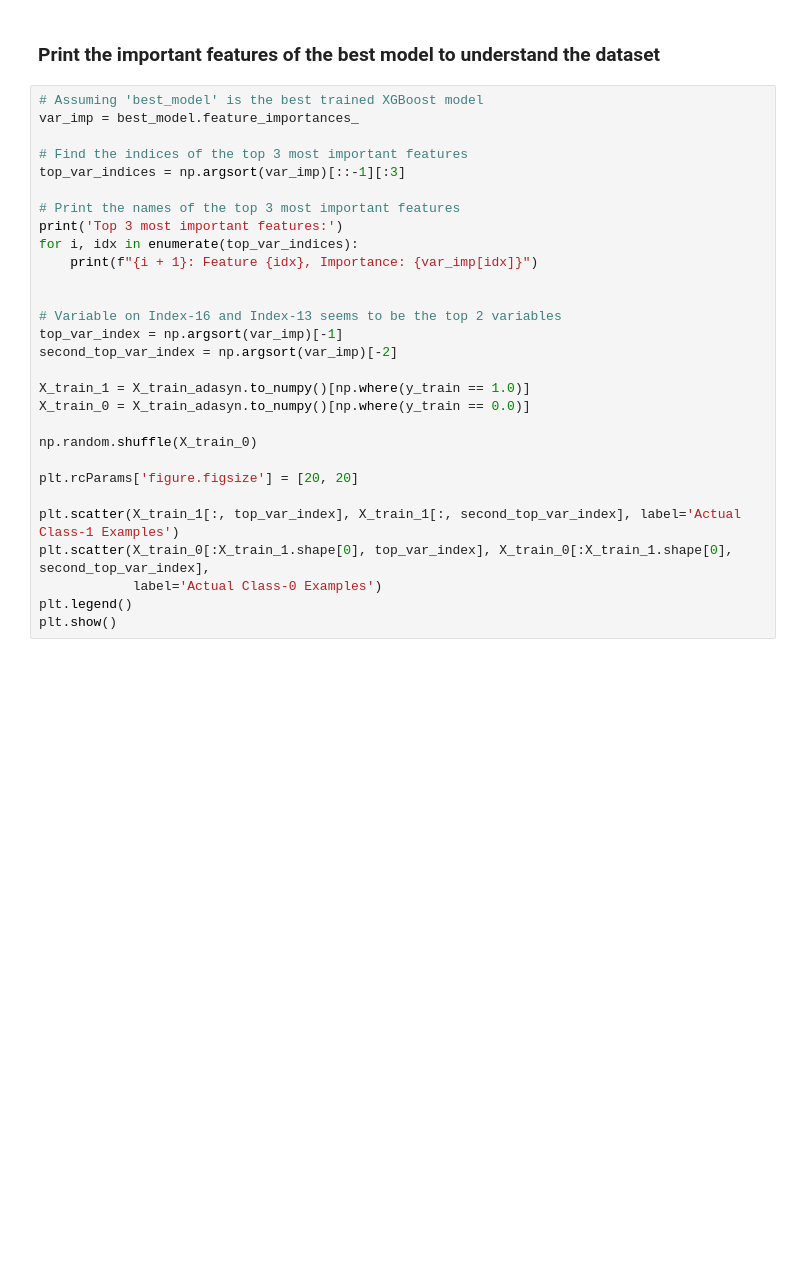
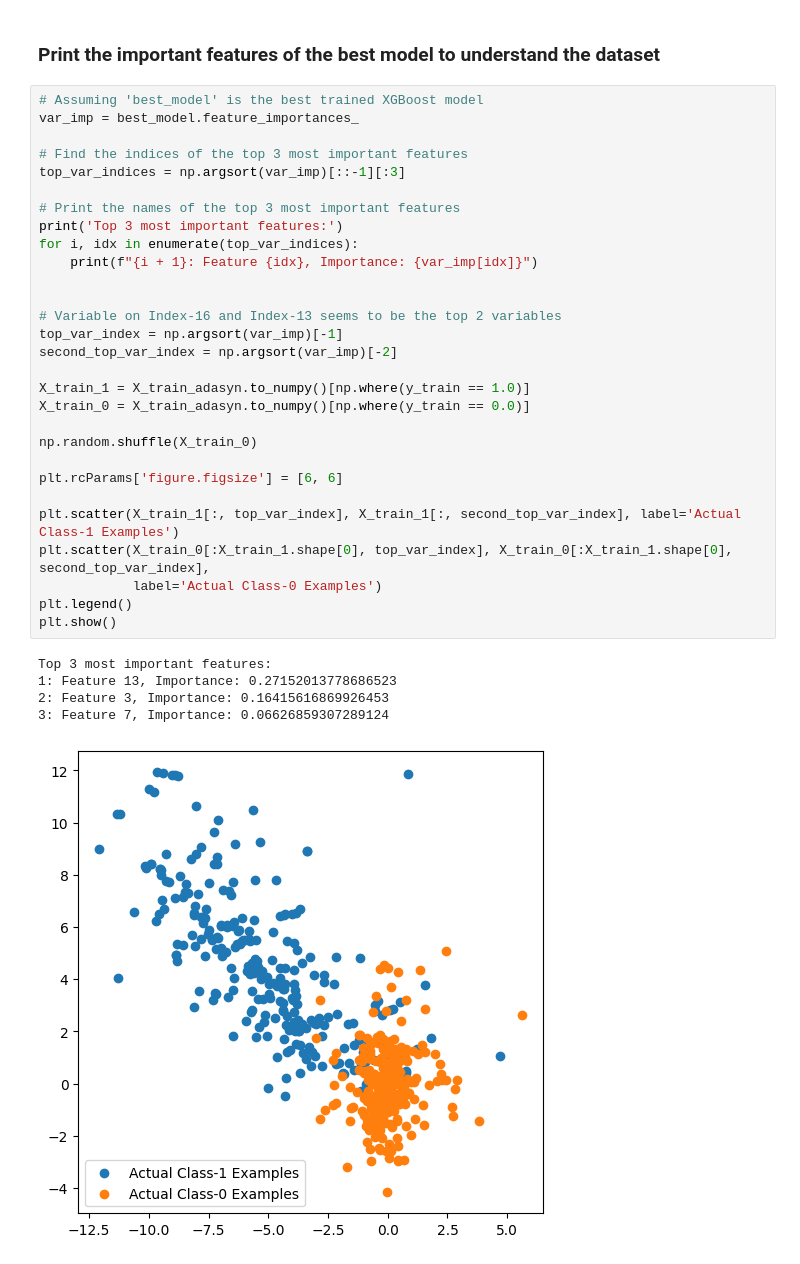
Before and after one commit to jagsrj/Credit_card_fraud_detection_ML, a Jupyter notebook: Credit_card_fraud_detection_ML.ipynb, the cells around one changed output. Cells and saved outputs as stored; diff of their text form; blank space fills up the shorter version.

```diff
--- a/Credit_card_fraud_detection_ML.ipynb
+++ b/Credit_card_fraud_detection_ML.ipynb
@@ -1980,29 +1858,35 @@ print(f"\nBest Model: {best_model.__class__.__name__} with ROC AUC score of {bes
 # %%
 # Assuming 'best_model' is the best trained XGBoost model
 var_imp = best_model.feature_importances_
 
 # Find the indices of the top 3 most important features
 top_var_indices = np.argsort(var_imp)[::-1][:3]
 
 # Print the names of the top 3 most important features
 print('Top 3 most important features:')
 for i, idx in enumerate(top_var_indices):
     print(f"{i + 1}: Feature {idx}, Importance: {var_imp[idx]}")
 
 
 # Variable on Index-16 and Index-13 seems to be the top 2 variables
 top_var_index = np.argsort(var_imp)[-1]
 second_top_var_index = np.argsort(var_imp)[-2]
 
 X_train_1 = X_train_adasyn.to_numpy()[np.where(y_train == 1.0)]
 X_train_0 = X_train_adasyn.to_numpy()[np.where(y_train == 0.0)]
 
 np.random.shuffle(X_train_0)
 
-plt.rcParams['figure.figsize'] = [20, 20]
+plt.rcParams['figure.figsize'] = [6, 6]
 
 plt.scatter(X_train_1[:, top_var_index], X_train_1[:, second_top_var_index], label='Actual Class-1 Examples')
 plt.scatter(X_train_0[:X_train_1.shape[0], top_var_index], X_train_0[:X_train_1.shape[0], second_top_var_index],
             label='Actual Class-0 Examples')
 plt.legend()
 plt.show()
+# %% [output]
+Top 3 most important features:
+1: Feature 13, Importance: 0.27152013778686523
+2: Feature 3, Importance: 0.16415616869926453
+3: Feature 7, Importance: 0.06626859307289124
+[figure, added]
```
Also changed, not shown: parts of 56 cells of this notebook.
